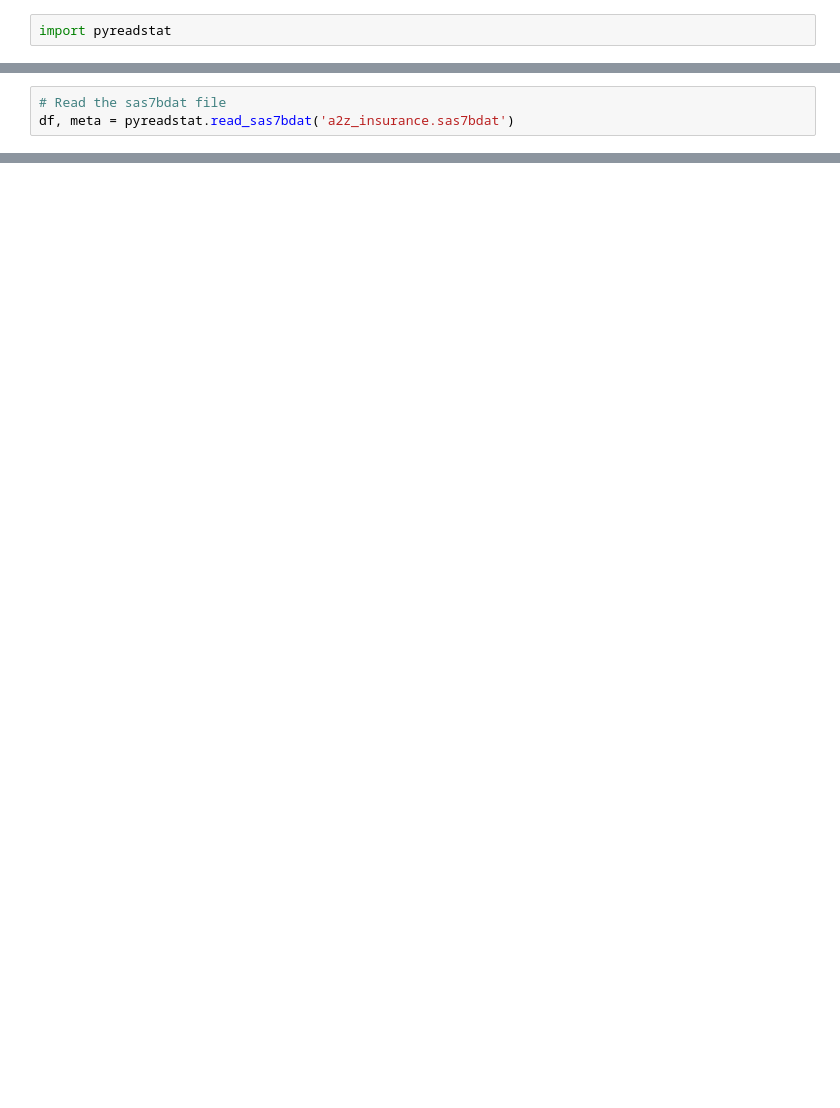
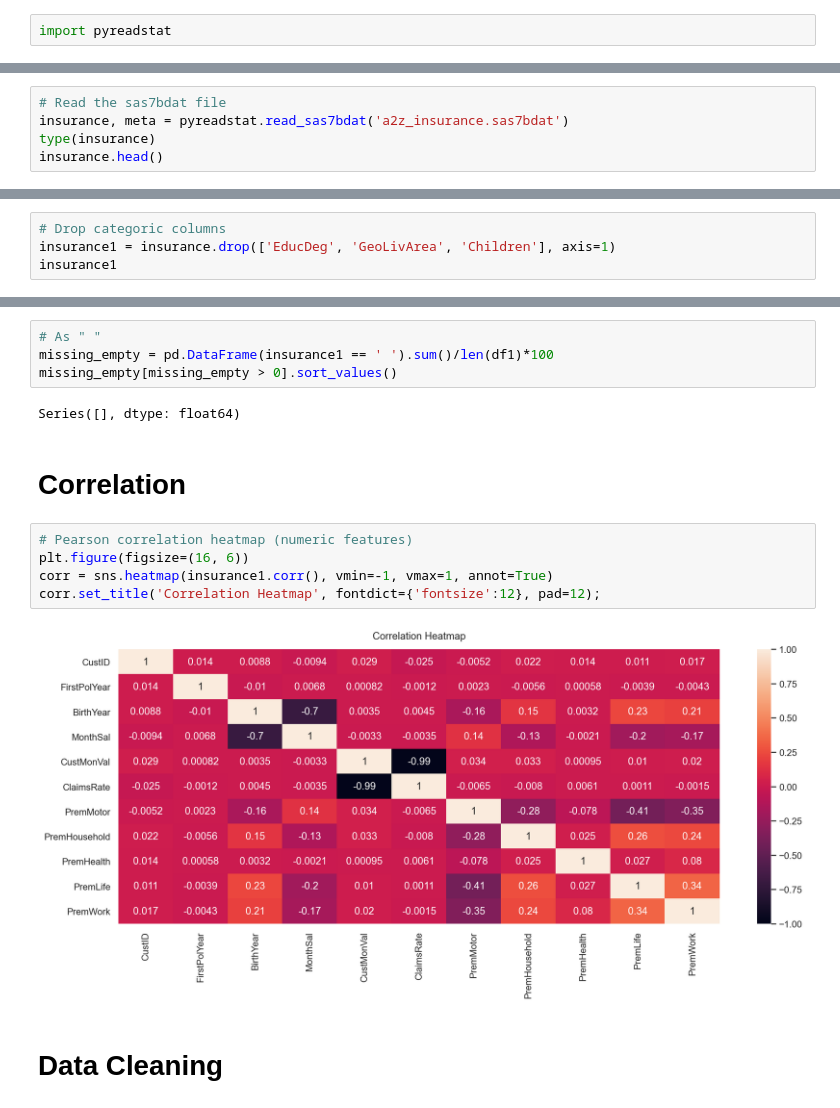
Before and after one commit to dianafurtado/DM_Project2021_GroupAD, a Jupyter notebook: DM2021_GroupAD.ipynb, the cells around one changed output, grey strips where cells are left out. Saved outputs shown, nothing was run; the diff lists cells and outputs as text; blank space fills up the shorter version.

```diff
--- a/DM2021_GroupAD.ipynb
+++ b/DM2021_GroupAD.ipynb
@@ -81,3 +91,5 @@ import pyreadstat
 # %%
 # Read the sas7bdat file
-df, meta = pyreadstat.read_sas7bdat('a2z_insurance.sas7bdat')
+insurance, meta = pyreadstat.read_sas7bdat('a2z_insurance.sas7bdat')
+type(insurance)
+insurance.head()
@@ -134,0 +125,4 @@ df.to_csv
+# %%
+# Drop categoric columns
+insurance1 = insurance.drop(['EducDeg', 'GeoLivArea', 'Children'], axis=1)
+insurance1
@@ -134,0 +157,17 @@ df.to_csv
+# %%
+# As " "
+missing_empty = pd.DataFrame(insurance1 == ' ').sum()/len(df1)*100
+missing_empty[missing_empty > 0].sort_values()
+# %% [output]
+Series([], dtype: float64)
+# %% [markdown]
+# Correlation
+# %%
+# Pearson correlation heatmap (numeric features)
+plt.figure(figsize=(16, 6))
+corr = sns.heatmap(insurance1.corr(), vmin=-1, vmax=1, annot=True)
+corr.set_title('Correlation Heatmap', fontdict={'fontsize':12}, pad=12);
+# %% [output]
+[figure, added]
+# %% [markdown]
+# Data Cleaning
```
Also changed, not shown: parts of 19 cells of this notebook.
